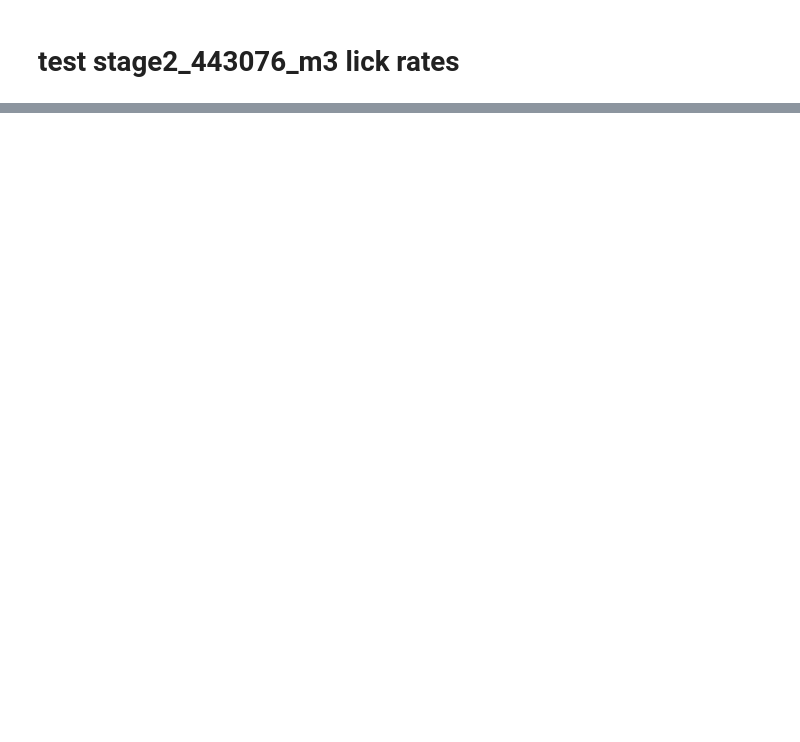
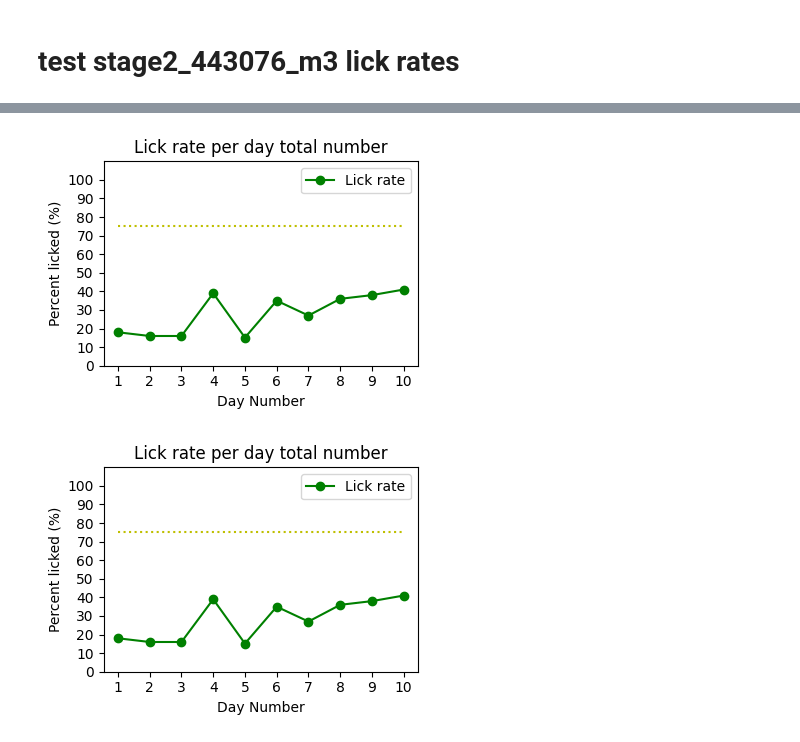
Before and after one commit to ktrap06/corticalanalysis, a Jupyter notebook: Behavioural_notebook/test.ipynb, the cells around one changed output, grey strips where cells are left out. Saved outputs shown, nothing was run; the diff lists cells and outputs as text; code cells hidden in the pictures; blank space fills up the shorter version.

```diff
--- a/Behavioural_notebook/test.ipynb
+++ b/Behavioural_notebook/test.ipynb
@@ -197,6 +204,43 @@ def plot_fail(array, export_path):
         plt.show()
 
     return fig
+# %%
+def plot_total(array, stage, export_path_total):
+    # Extract x and y values from the array
+    x_values = [row[0] for row in array]
+    if stage == "stage2" or  "stage3":
+        y_values = [row[7] for row in array]
+        fig = plt.figure(figsize=(4, 3))
+
+        fig,plt.plot(x_values, y_values, marker='o', linestyle='-', color='g')
+        fig,plt.legend(["Lick rate"])
+
+    threshold = (np.zeros(len(array)))+75
+    fig,plt.plot(x_values, threshold, linestyle='dotted', color='y')
+
+    fig,plt.xlabel('Day Number')
+    fig,plt.ylabel('Percent licked (%)')
+    fig,plt.title('Lick rate per day total number')
+
+    # Set y-axis limit and ticks
+    y_max = 110  # Set maximum value to 100 with extra space above
+    y_ticks = np.linspace(0, 100, num=11)  # Set ticks from 0 to 100 in intervals of 10
+    fig,plt.ylim(0, y_max)  # Set y-axis limit
+    fig,plt.yticks(y_ticks)
+
+    # Set x-axis ticks
+    x_ticks = np.linspace(1, len(x_values), num=len(x_values), dtype=int)  # Set ticks based on the number of data points
+    fig,plt.xticks(x_ticks)
+
+    plt.tight_layout()
+
+    if export_path:
+        plt.savefig(export_path)  # Save the plot if a save path is provided
+    else:
+        plt.show()
+
+
+    return fig
 # %%
 stage = "stage3"
 folder = select_folder(stage)
@@ -220,3 +274,8 @@ plot = plot_array(sorted(lick_rate),stage, export_path)
+# %%
+plot_total(sorted(lick_rate),stage, export_path_total)
+# %% [output]
+[figure, added]
+[figure, added]
 # %%
 if stage == "stage3":
     plot2 = plot_fail(sorted(lick_rate),stage)
```
Also changed, not shown: parts of 4 cells of this notebook, 8 other files.
